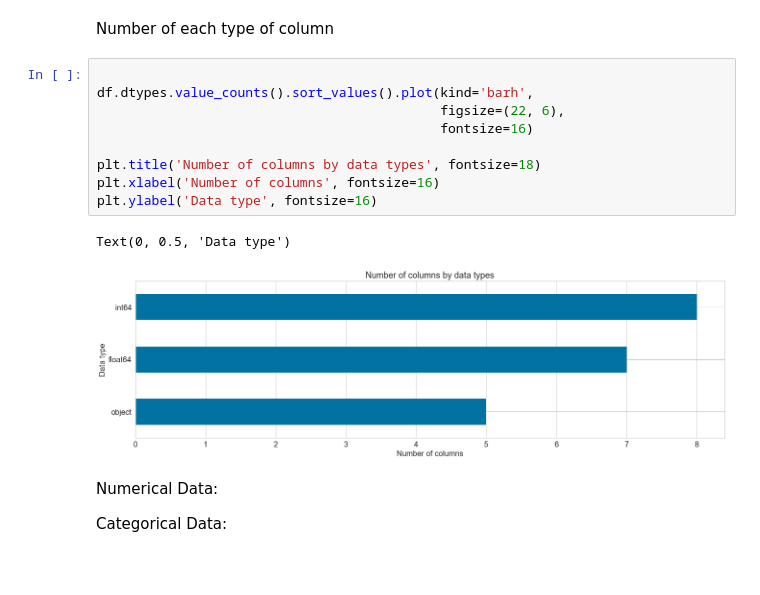
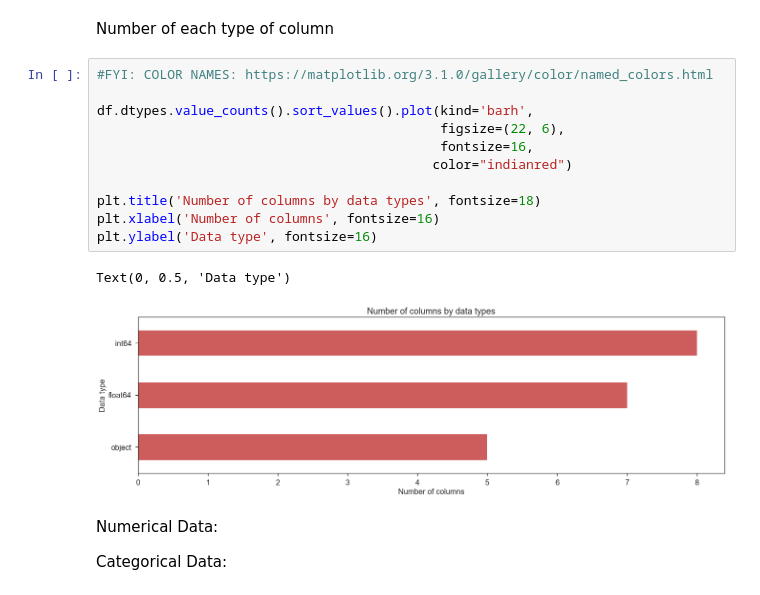
Before and after one commit to McGill-MMA-EnterpriseAnalytics/Churn-Analysis, a Jupyter notebook: Enterprise Group Project - DRAFT.ipynb, the cells around one changed output. Cells and saved outputs as stored; diff of their text form; blank space fills up the shorter version.

```diff
--- a/Enterprise Group Project - DRAFT.ipynb
+++ b/Enterprise Group Project - DRAFT.ipynb
@@ -182,17 +163,19 @@ dtype: object
 # %% [markdown]
 Number of each type of column
 # %%
+#FYI: COLOR NAMES: https://matplotlib.org/3.1.0/gallery/color/named_colors.html
 
 df.dtypes.value_counts().sort_values().plot(kind='barh',
                                             figsize=(22, 6),
-                                            fontsize=16)
+                                            fontsize=16,
+                                           color="indianred")
 
 plt.title('Number of columns by data types', fontsize=18)
 plt.xlabel('Number of columns', fontsize=16)
 plt.ylabel('Data type', fontsize=16)
 # %% [output]
 Text(0, 0.5, 'Data type')
-[figure, old version]
+[figure, new version]
 # %% [markdown]
 Numerical Data:
 
```
Also changed, not shown: parts of 15 cells of this notebook.
